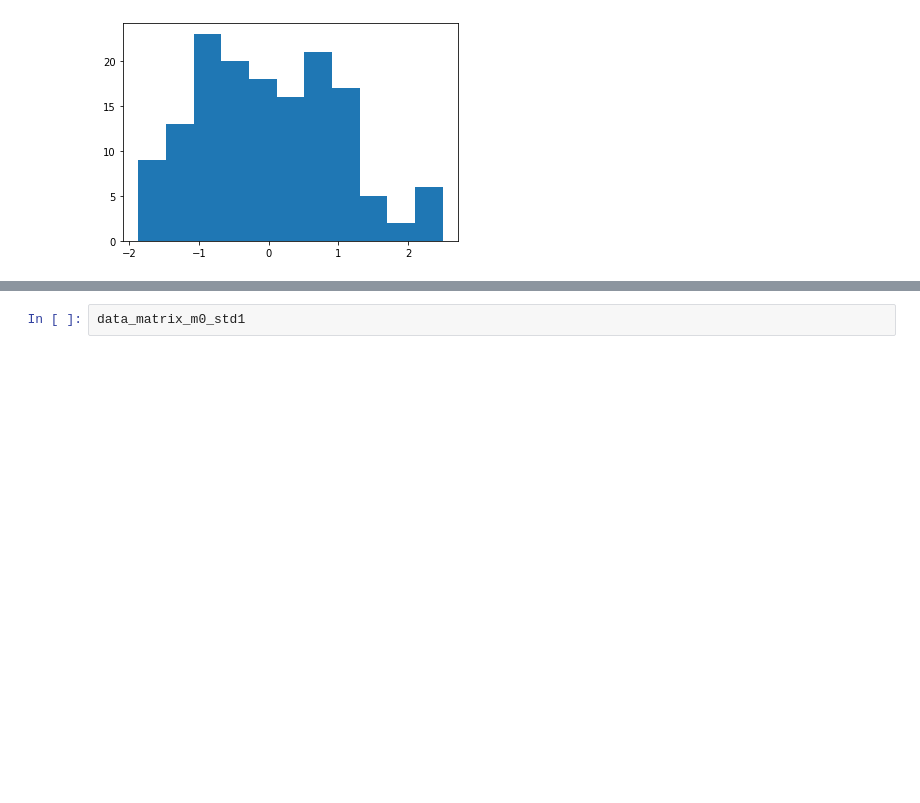
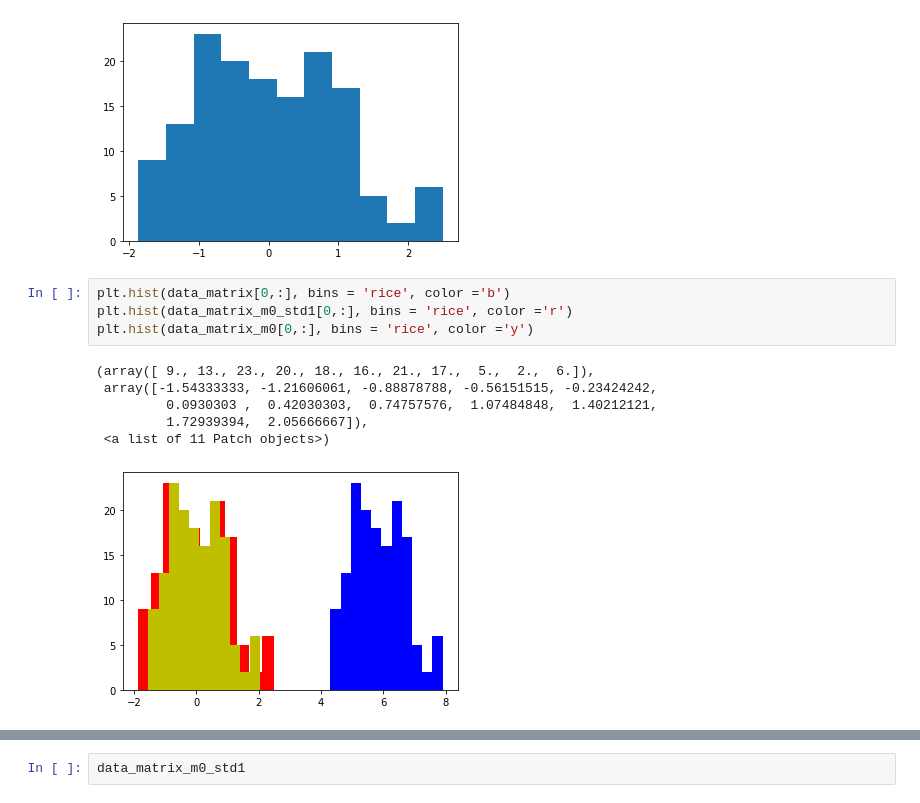
Before and after one commit to sitthatkaja/multivariate, a Jupyter notebook: Chapter3_PCA.ipynb, the cells around one changed output, grey strips where cells are left out. Drawn from its saved outputs; the diff is of its cells as text; blank space fills up the shorter version.

```diff
--- a/Chapter3_PCA.ipynb
+++ b/Chapter3_PCA.ipynb
@@ -188,3 +188,14 @@ plt.hist(data_matrix_m0_std1[0,:],bins = 'rice')
          2.09546981,  2.4920192 ]),
  <a list of 11 Patch objects>)
 [figure]
+# %%
+plt.hist(data_matrix[0,:], bins = 'rice', color ='b')
+plt.hist(data_matrix_m0_std1[0,:], bins = 'rice', color ='r')
+plt.hist(data_matrix_m0[0,:], bins = 'rice', color ='y')
+# %% [output]
+(array([ 9., 13., 23., 20., 18., 16., 21., 17.,  5.,  2.,  6.]),
+ array([-1.54333333, -1.21606061, -0.88878788, -0.56151515, -0.23424242,
+         0.0930303 ,  0.42030303,  0.74757576,  1.07484848,  1.40212121,
+         1.72939394,  2.05666667]),
+ <a list of 11 Patch objects>)
+[figure, added]
```
Also changed, not shown: parts of 18 cells of this notebook.
